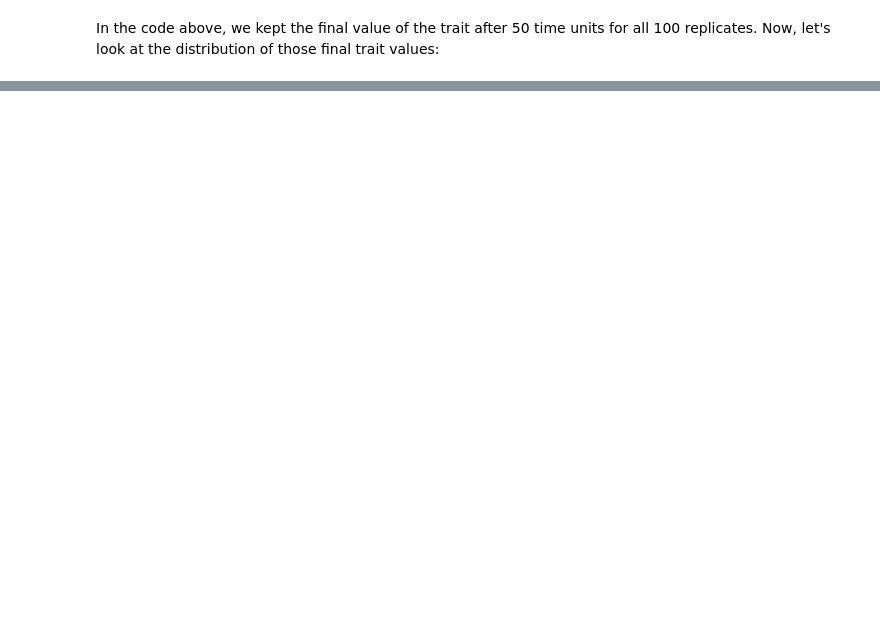
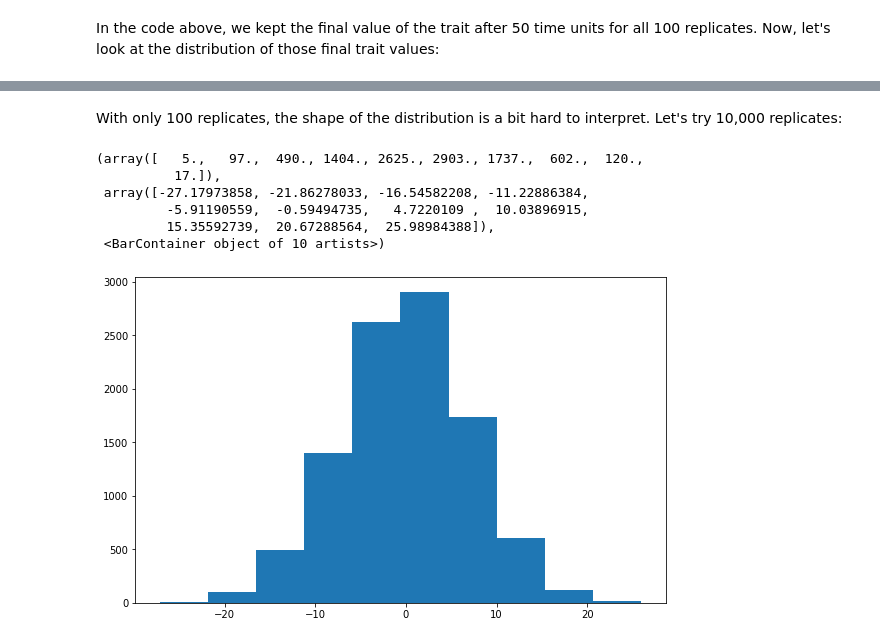
Before and after one commit to phyletica/bayesian-lizard-flipping, a Jupyter notebook: brownian-motion.ipynb, the cells around one changed output, grey strips where cells are left out. Cells and saved outputs as stored; diff of their text form; code cells hidden in the pictures; blank space fills up the shorter version.

```diff
--- a/brownian-motion.ipynb
+++ b/brownian-motion.ipynb
@@ -72,0 +75,21 @@ Text(0, 0.5, 'Frequency')
+# %% [markdown]
+With only 100 replicates, the shape of the distribution is a bit hard to interpret. Let's try 10,000 replicates:
+# %%
+time = 50.0
+rate = 1.0
+trait_vals_at_end = []
+for i in range(10000):
+    trait_vals, time_points = sim_brownian_motion(
+            time = time,
+            rate = rate,
+            time_step_size = time)
+    trait_vals_at_end.append(trait_vals[-1])
+plt.hist(trait_vals_at_end)
+# %% [output]
+(array([   5.,   97.,  490., 1404., 2625., 2903., 1737.,  602.,  120.,
+          17.]),
+ array([-27.17973858, -21.86278033, -16.54582208, -11.22886384,
+         -5.91190559,  -0.59494735,   4.7220109 ,  10.03896915,
+         15.35592739,  20.67288564,  25.98984388]),
+ <BarContainer object of 10 artists>)
+[figure, added]
```
Also changed, not shown: parts of 9 cells of this notebook.
